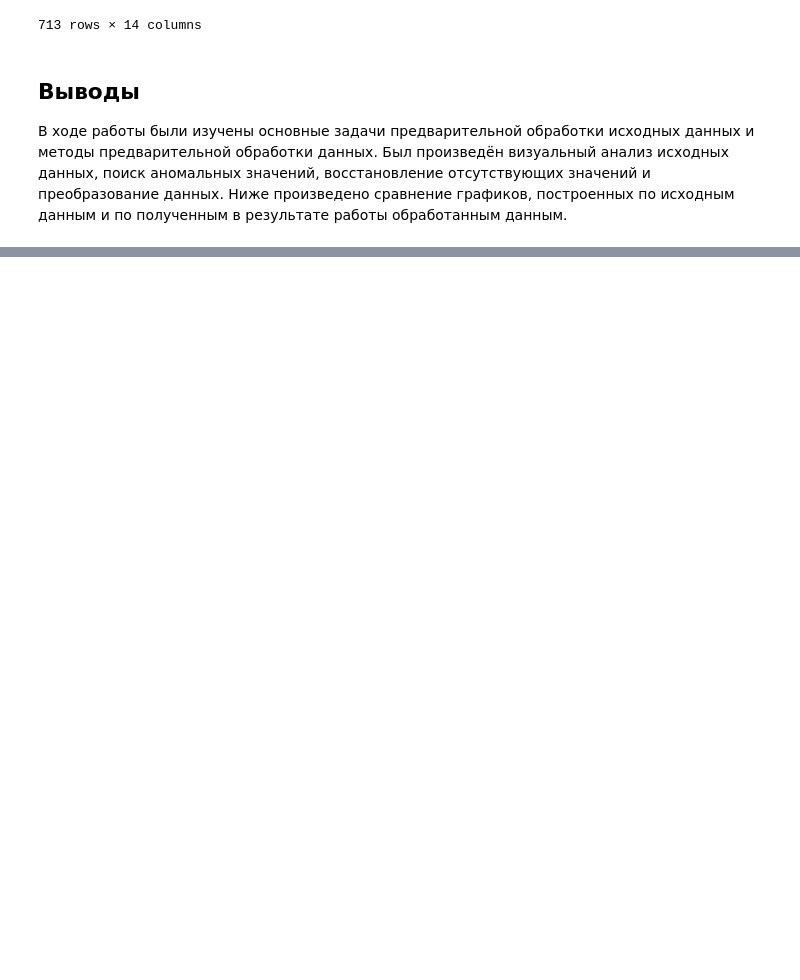
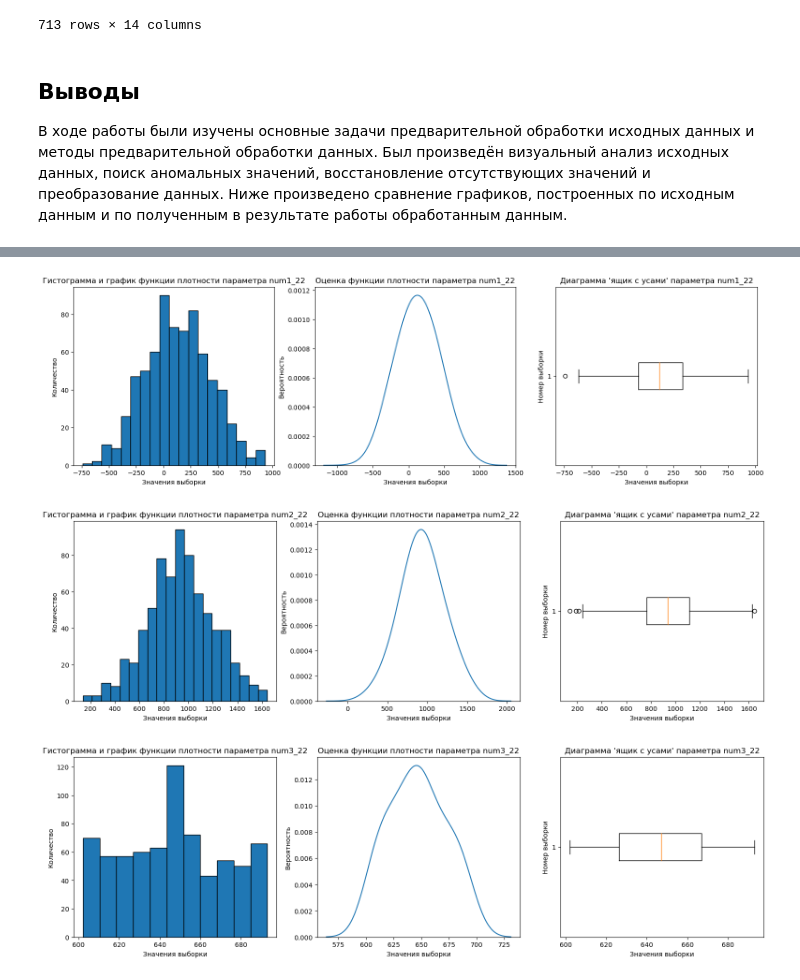
Before and after one commit to Nitrolacs/data_analysis_1_lab, a Jupyter notebook: notebooks/lab_1.ipynb, the cells around one changed output, grey strips where cells are left out. Saved outputs shown, nothing was run; the diff lists cells and outputs as text; code cells hidden in the pictures; blank space fills up the shorter version.

```diff
--- a/notebooks/lab_1.ipynb
+++ b/notebooks/lab_1.ipynb
@@ -363,0 +353,7 @@ build_histogram_density_diagram(dataframe, NUM3, "3 после обр.")
+# %%
+for column in quantitative_variables:
+    build_histogram_density_diagram(dataframe[column],column)
+# %% [output]
+[figure, added]
+[figure, added]
+[figure, added]
```
Also changed, not shown: parts of 11 cells of this notebook, 1 other file.
